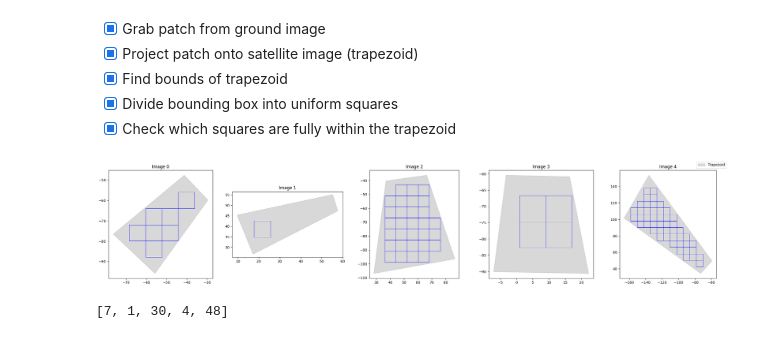
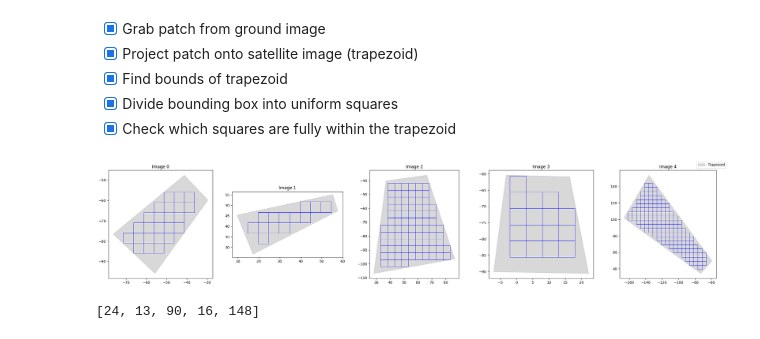
Before and after one commit to dchoate119/ASAR, a Jupyter notebook: s3/Error_Distributions/patch_distb_demo.ipynb, the cells around one changed output. Cells and saved outputs as stored; diff of their text form; code cells hidden in the pictures.

Commit message:
good initial distribution results. Can work on better visualization methods

```diff
--- a/s3/Error_Distributions/patch_distb_demo.ipynb
+++ b/s3/Error_Distributions/patch_distb_demo.ipynb
@@ -299,15 +300,15 @@ Using DRI3 for screen 0
 - [x] Divide bounding box into uniform squares
 - [x] Check which squares are fully within the trapezoid
 # %%
-n = 8
+n = 5
 micro_ps = gnav.micropatch_division(n)
 gnav.plot_traps_w_microps()
 # %% [output]
-[figure, old version]
+[figure, new version]
 # %%
 print([len(micro_ps[i]) for i in range(5)])
 # %% [output]
-[7, 1, 30, 4, 48]
+[24, 13, 90, 16, 148]
 # %%
 # Check that the points are at least proper
 
```
Also changed, not shown: parts of 18 cells of this notebook, 3 other files.
